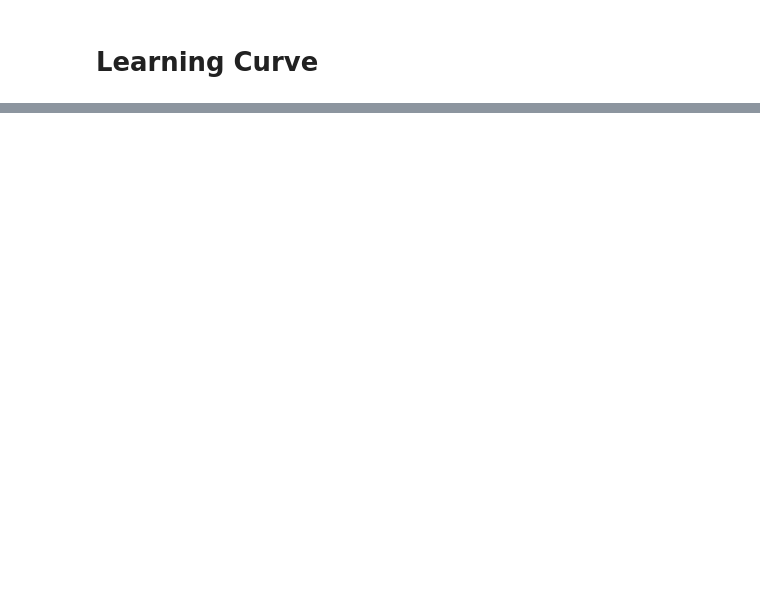
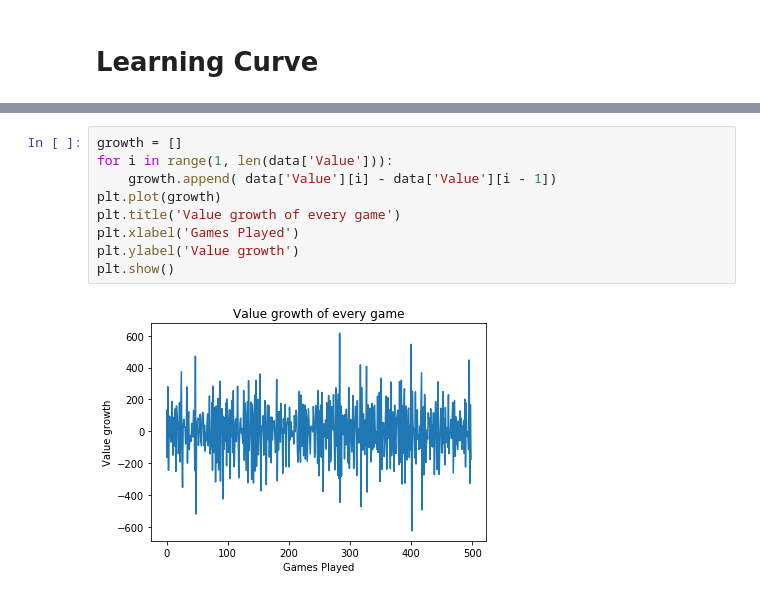
Before and after one commit to Edward-FitzSimons/TetrisAgent_ML, a Jupyter notebook: data_view.ipynb, the cells around one changed output, grey strips where cells are left out. Saved outputs shown, nothing was run; the diff lists cells and outputs as text; blank space fills up the shorter version.

Commit message:
Data for full greedy

```diff
--- a/data_view.ipynb
+++ b/data_view.ipynb
@@ -90,0 +88,11 @@ plt.show()
+# %%
+growth = []
+for i in range(1, len(data['Value'])):
+    growth.append( data['Value'][i] - data['Value'][i - 1])
+plt.plot(growth)
+plt.title('Value growth of every game')
+plt.xlabel('Games Played')
+plt.ylabel('Value growth')
+plt.show()
+# %% [output]
+[figure, added]
```
Also changed, not shown: parts of 4 cells of this notebook, 2 other files.
